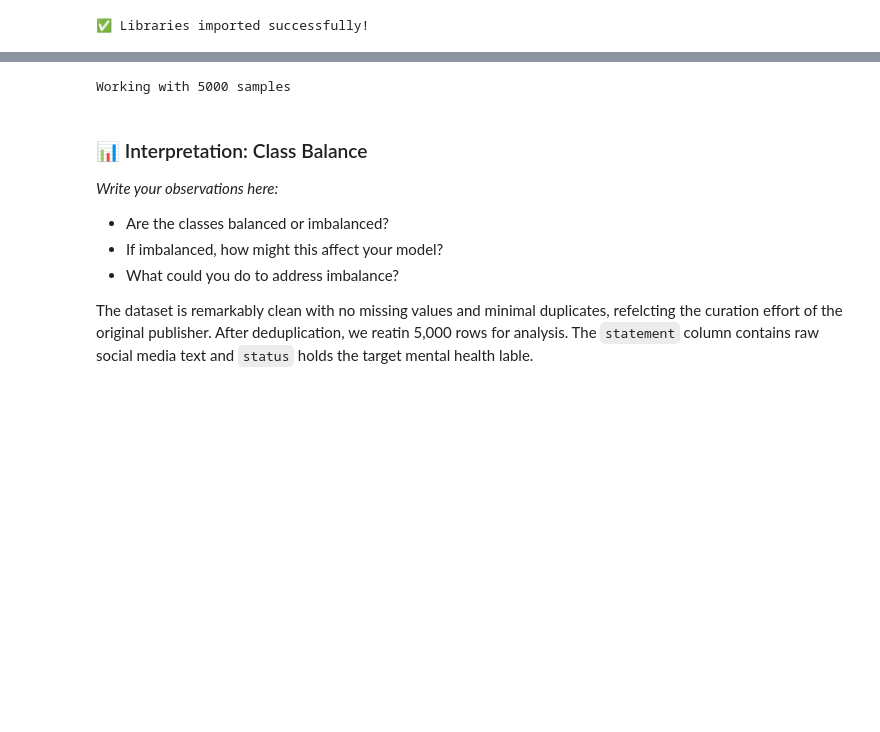
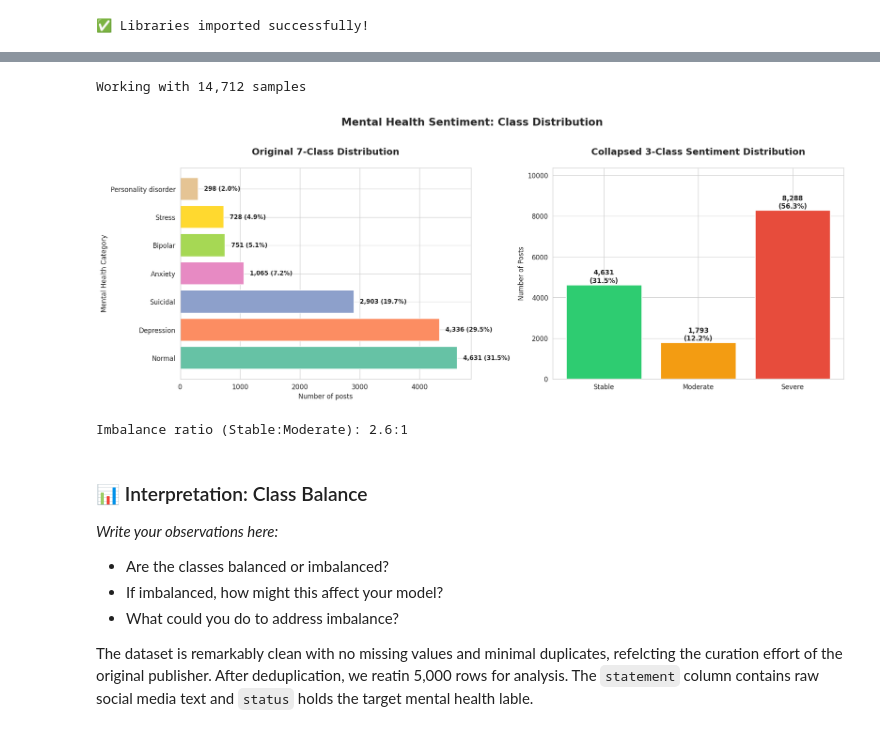
Before and after one commit to CeZa18/Cesar-Zaldivar-ML-ITAI1371, a Jupyter notebook: FP_MentalHelathSentimentAnalysis_CesarZaldivar.ipynb, the cells around one changed output, grey strips where cells are left out. Drawn from its saved outputs; the diff is of its cells as text; code cells hidden in the pictures; blank space fills up the shorter version.

```diff
--- a/FP_MentalHelathSentimentAnalysis_CesarZaldivar.ipynb
+++ b/FP_MentalHelathSentimentAnalysis_CesarZaldivar.ipynb
@@ -278,8 +316,10 @@ Clean dataset shape: (9913, 2)
 # 🎯 IMPORTANT: If working with limited resources, sample your data here
 # Uncomment and modify as needed:
 
-df_sample = df.sample(n=5000, random_state=42)
-print(f"Working with {len(df_sample)} samples")
-df = df_sample  # Use the sample for the rest of the project
+# df_sample = df.sample(n=5000, random_state=42, stratify=df['sentiment'])
+
+# No need to reduce sample set to 5000 samples since the samples have already been reduced to 9,913 enough to run lean
+print(f"Working with {len(df):,} samples")
+# df = df_sample  # Use the sample for the rest of the project
 # %% [output]
-Working with 5000 samples
+Working with 14,712 samples
@@ -292,3 +326,44 @@ Working with 5000 samples
+# %%
+import matplotlib.pyplot as plt
+import seaborn as sns
+
+# Analyze sentiment distribution
+# YOUR CODE HERE
+
+# Hint: Use df['sentiment_column'].value_counts()
+# Create a bar plot to visualize the distribution
+fig, axes = plt. subplots(1, 2, figsize=(16, 6))
+
+# Left: Original 7-class
+#original_counts = df['sentiment'].value_counts()
+colors_7 = sns.color_palette("Set2", len(original_counts))
+axes[0].barh(original_counts.index, original_counts.values, color=colors_7)
+axes[0].set_title('Original 7-Class Distribution', fontsize=14, fontweight='bold', pad=20)
+axes[0].set_xlabel('Number of posts')
+axes[0].set_ylabel('Mental Health Category')
+for i, v in enumerate(original_counts.values):
+    axes[0].text(v + 100, i, f'{v:,} ({v/len(df)*100:.1f}%)', va='center', fontsize=9, fontweight='bold')
+
+# Right: Collapsed 3-class
+sent_counts = df['sentiment'].value_counts().reindex(['Stable', 'Moderate', 'Severe'])
+colors_3 = ['#2ecc71', '#f39c12', '#e74c3c'] # Green / Orange / Red
+
+bars = axes[1].bar(sent_counts.index, sent_counts.values,
+                   color=colors_3, edgecolor='white', linewidth=1.5)
+axes[1].set_title('Collapsed 3-Class Sentiment Distribution', fontsize=14, fontweight='bold', pad=20)
+axes[1].set_ylabel('Number of Posts')
+axes[1].set_ylim(0, sent_counts.max() * 1.25)
+for i, (label, count) in enumerate(sent_counts.items()):
+    axes[1].text(i, count + 80, f'{count:,}\n({count/len(df)*100:.1f}%)', ha='center', fontsize=10, fontweight='bold')
+
+plt.suptitle('Mental Health Sentiment: Class Distribution', fontsize=16, fontweight='bold', y=1.02)
+plt.tight_layout()
+plt.savefig('class_distribution.png', bbox_inches='tight')
+plt.show()
+print(f"\nImbalance ratio (Stable:Moderate): {sent_counts['Stable']/sent_counts['Moderate']:.1f}:1")
+# %% [output]
+[figure, added]
+Imbalance ratio (Stable:Moderate): 2.6:1
 # %% [markdown]
 ### 📊 Interpretation: Class Balance
 
```
Also changed, not shown: parts of 11 cells of this notebook.
